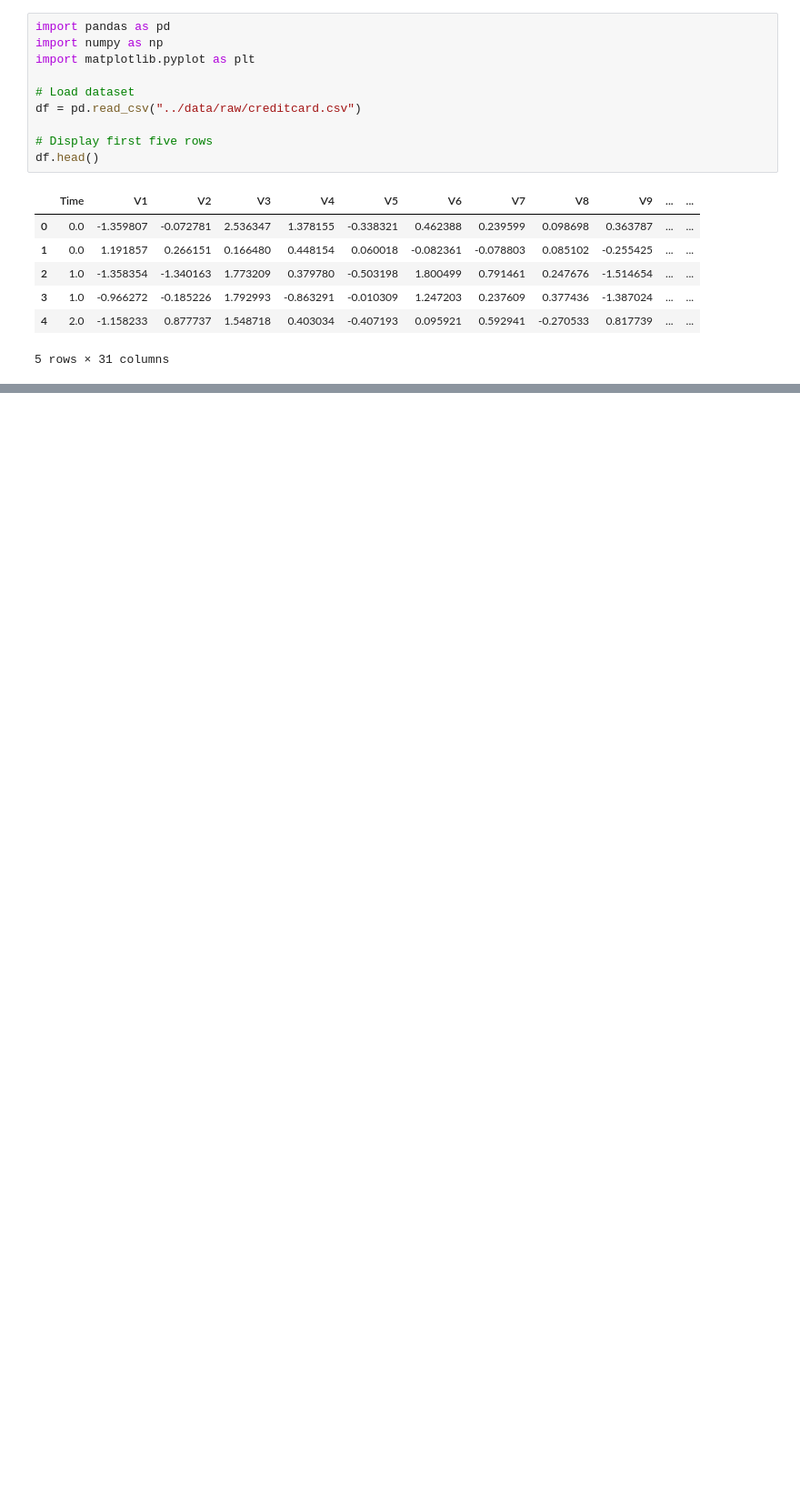
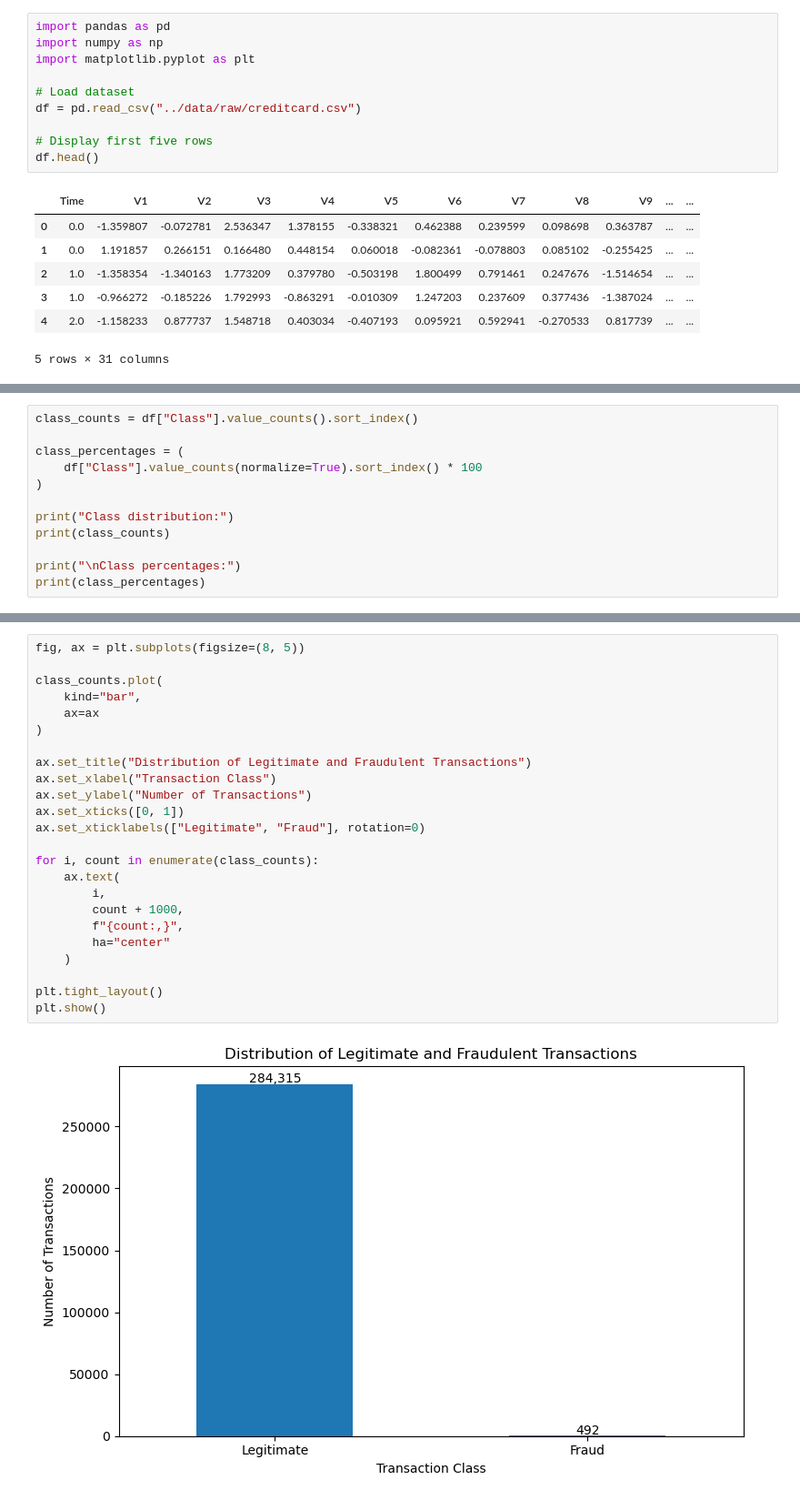
Before and after one commit to angemarie0112/fraud-detection-platform, a Jupyter notebook: notebooks/01_exploratory_data_analysis.ipynb, the cells around one changed output, grey strips where cells are left out. Shown at 91% size. Saved outputs shown, nothing was run; the diff lists cells and outputs as text; blank space fills up the shorter version.

Commit message:
Complete exploratory data analysis for fraud detection

```diff
--- a/notebooks/01_exploratory_data_analysis.ipynb
+++ b/notebooks/01_exploratory_data_analysis.ipynb
@@ -53,0 +77,12 @@ Fraud percentage: 0.1727%
+# %%
+class_counts = df["Class"].value_counts().sort_index()
+
+class_percentages = (
+    df["Class"].value_counts(normalize=True).sort_index() * 100
+)
+
+print("Class distribution:")
+print(class_counts)
+
+print("\nClass percentages:")
+print(class_percentages)
@@ -53,0 +101,26 @@ Fraud percentage: 0.1727%
+# %%
+fig, ax = plt.subplots(figsize=(8, 5))
+
+class_counts.plot(
+    kind="bar",
+    ax=ax
+)
+
+ax.set_title("Distribution of Legitimate and Fraudulent Transactions")
+ax.set_xlabel("Transaction Class")
+ax.set_ylabel("Number of Transactions")
+ax.set_xticks([0, 1])
+ax.set_xticklabels(["Legitimate", "Fraud"], rotation=0)
+
+for i, count in enumerate(class_counts):
+    ax.text(
+        i,
+        count + 1000,
+        f"{count:,}",
+        ha="center"
+    )
+
+plt.tight_layout()
+plt.show()
+# %% [output]
+[figure, added]
```
Also changed, not shown: parts of 14 cells of this notebook.
